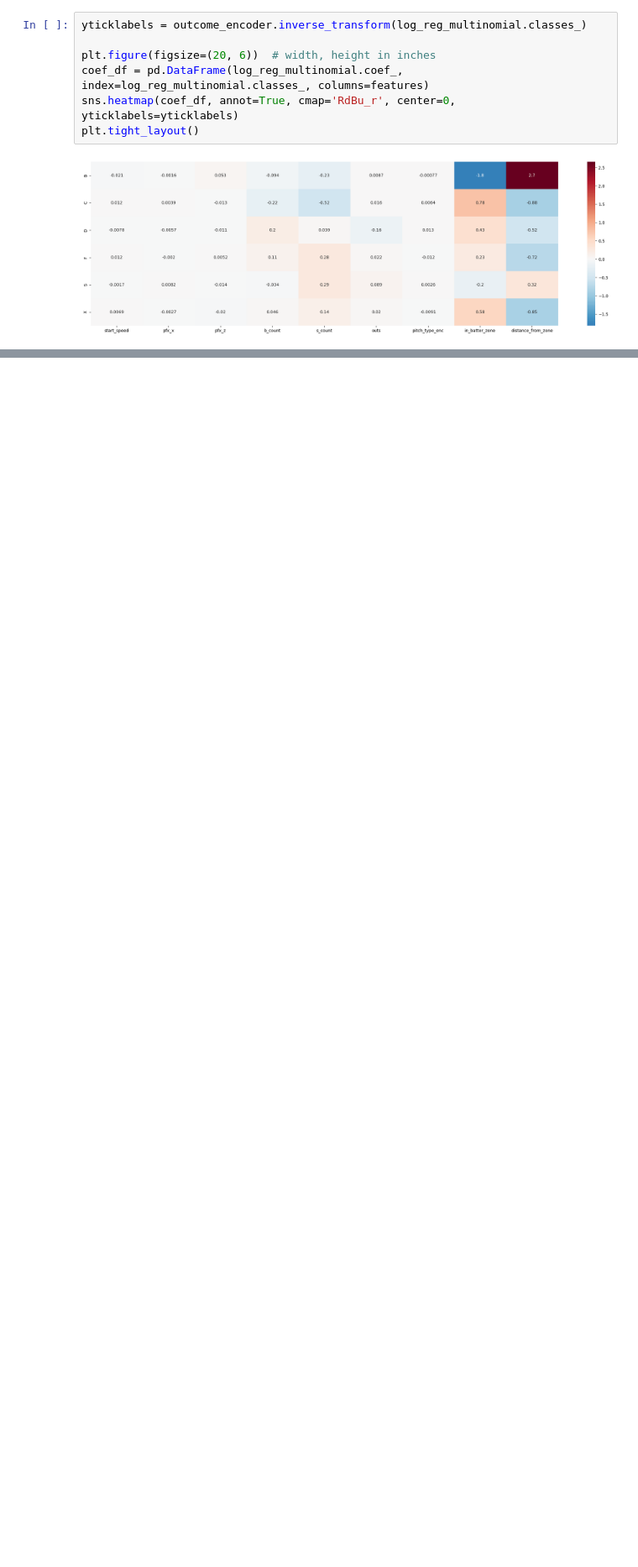
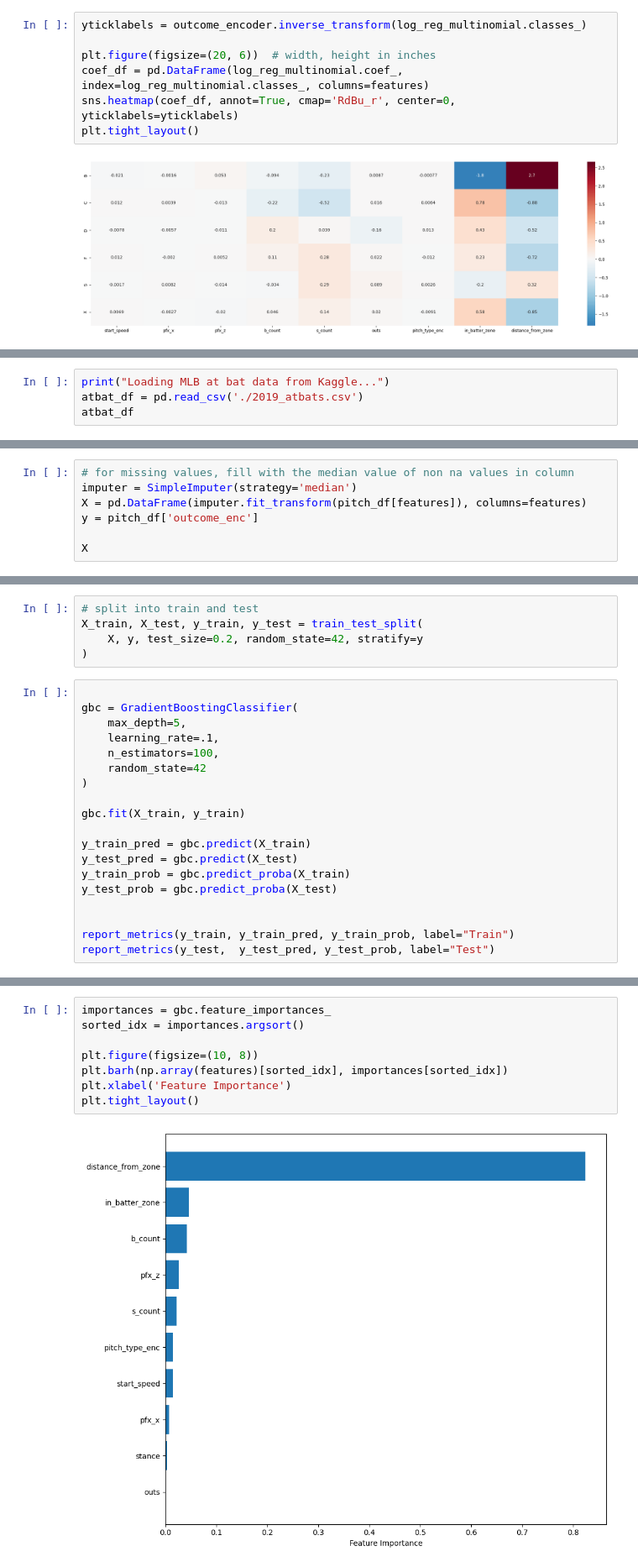
Before and after one commit to BeWelsh/mlb-pitch-outcome-predictor, a Jupyter notebook: main.ipynb, the cells around one changed output, grey strips where cells are left out. Shown at 84% size. Drawn from its saved outputs; the diff is of its cells as text; blank space fills up the shorter version.

```diff
--- a/main.ipynb
+++ b/main.ipynb
@@ -633,0 +638,4 @@ plt.tight_layout()
+# %%
+print("Loading MLB at bat data from Kaggle...")
+atbat_df = pd.read_csv('./2019_atbats.csv')
+atbat_df
@@ -633,0 +666,7 @@ plt.tight_layout()
+# %%
+# for missing values, fill with the median value of non na values in column
+imputer = SimpleImputer(strategy='median')
+X = pd.DataFrame(imputer.fit_transform(pitch_df[features]), columns=features)
+y = pitch_df['outcome_enc']
+
+X
@@ -633,0 +687,24 @@ plt.tight_layout()
+# %%
+# split into train and test
+X_train, X_test, y_train, y_test = train_test_split(
+    X, y, test_size=0.2, random_state=42, stratify=y
+)
+# %%
+
+gbc = GradientBoostingClassifier(
+    max_depth=5,
+    learning_rate=.1,
+    n_estimators=100,
+    random_state=42
+)
+
+gbc.fit(X_train, y_train)
+
+y_train_pred = gbc.predict(X_train)
+y_test_pred = gbc.predict(X_test)
+y_train_prob = gbc.predict_proba(X_train)
+y_test_prob = gbc.predict_proba(X_test)
+
+
+report_metrics(y_train, y_train_pred, y_train_prob, label="Train")
+report_metrics(y_test,  y_test_pred, y_test_prob, label="Test")
@@ -633,0 +731,10 @@ plt.tight_layout()
+# %%
+importances = gbc.feature_importances_
+sorted_idx = importances.argsort()
+
+plt.figure(figsize=(10, 8))
+plt.barh(np.array(features)[sorted_idx], importances[sorted_idx])
+plt.xlabel('Feature Importance')
+plt.tight_layout()
+# %% [output]
+[figure, added]
```
Also changed, not shown: parts of 6 cells of this notebook, 1 other file.
